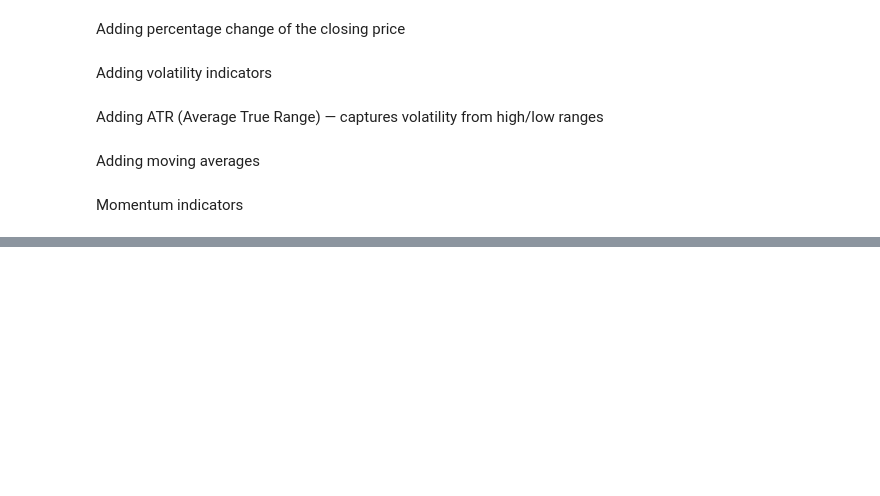
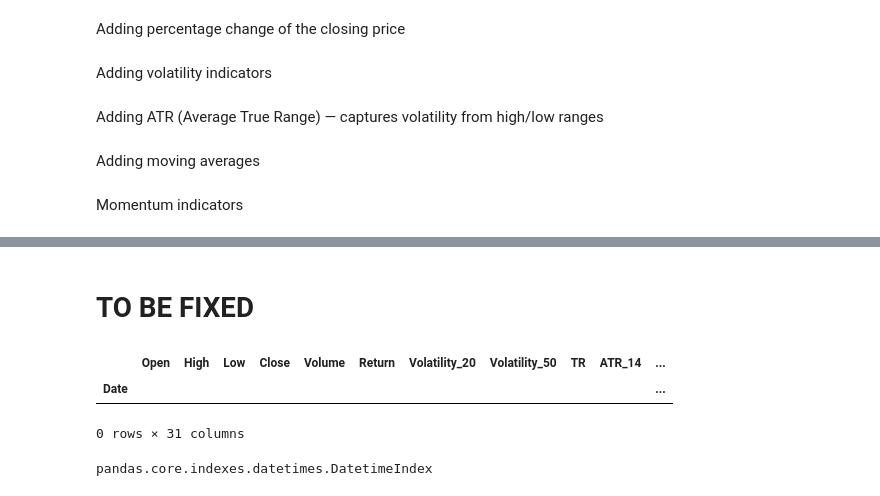
Before and after one commit to DawidK4/BSEPrediction, a Jupyter notebook: AAPL/aapl_prediction.ipynb, the cells around one changed output, grey strips where cells are left out. Drawn from its saved outputs; the diff is of its cells as text; code cells hidden in the pictures; blank space fills up the shorter version.

```diff
--- a/AAPL/aapl_prediction.ipynb
+++ b/AAPL/aapl_prediction.ipynb
@@ -342,6 +354,8 @@ upgrades_downgrades.tail()
 # Data preprocessing
 # %%
 data = ohlc.copy()
+
+data.index = pd.to_datetime(data.index, format='%Y-%m-%d')
 # %% [markdown]
 # Feature engineering
 # %% [markdown]
@@ -495,0 +462,12 @@ data.tail()
+# %% [markdown]
+# TO BE FIXED
+# %%
+data[data['Earnings'] == 1]
+# %% [output]
+|  | Open | High | Low | Close | Volume | Return | Volatility_20 | Volatility_50 | TR | ATR_14 | ... |
+| Date |  |  |  |  |  |  |  |  |  |  | ... |
+0 rows × 31 columns
+# %%
+type(data.index) # should be DatetimeIndex
+# %% [output]
+pandas.core.indexes.datetimes.DatetimeIndex
```
Also changed, not shown: parts of 14 cells of this notebook, 2 other files.
